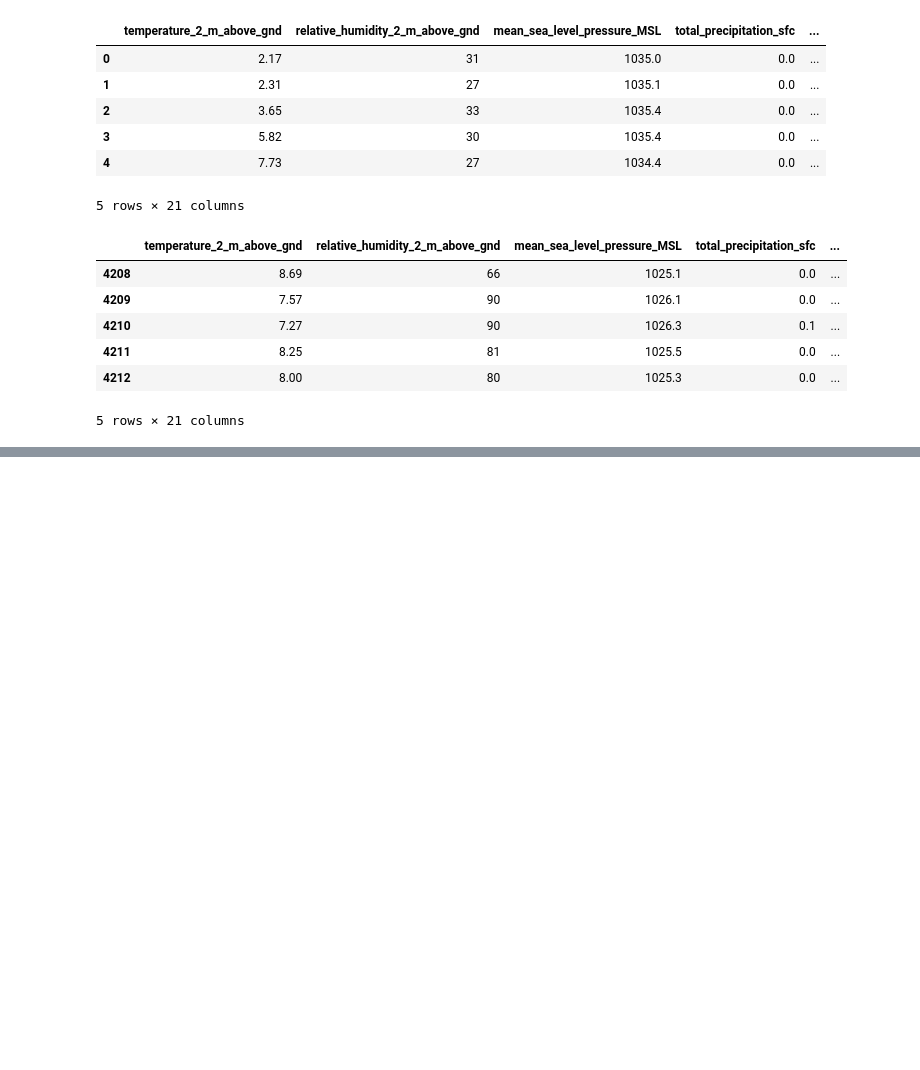
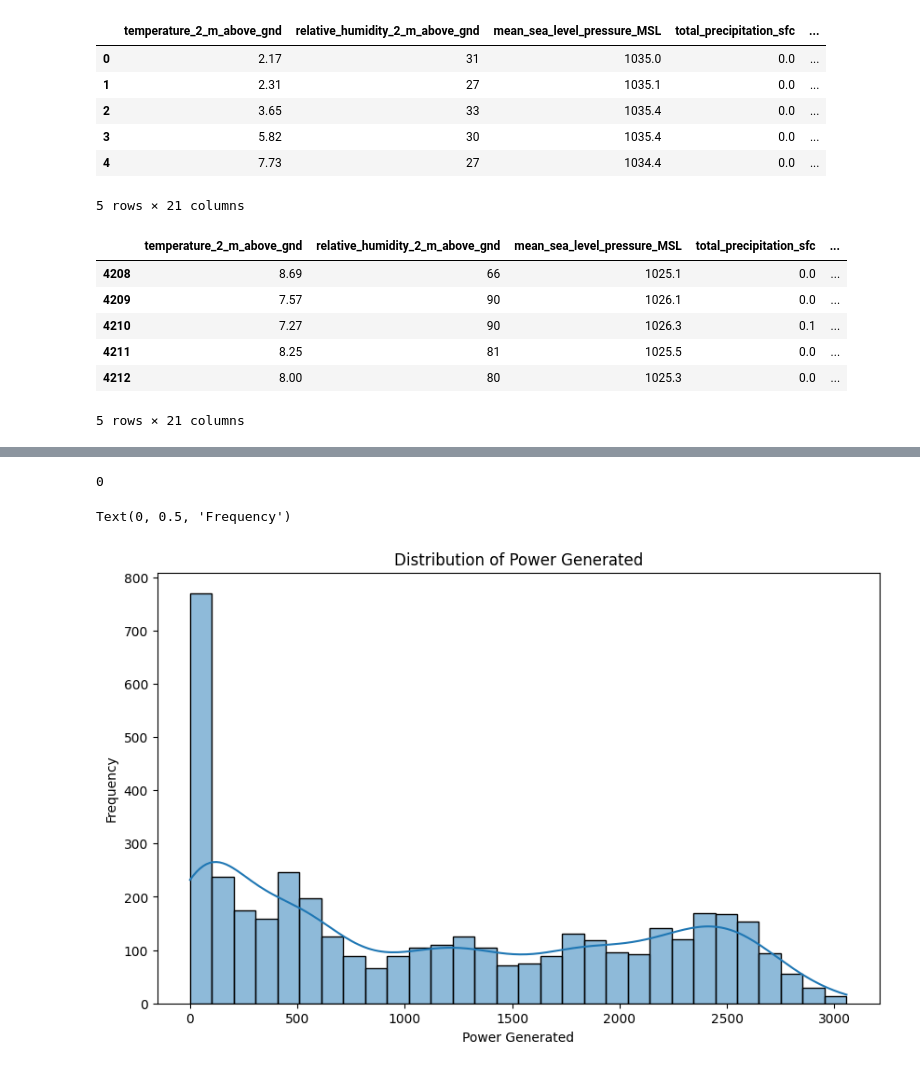
Before and after one commit to MayurChikane/SolarPowerOutput, a Jupyter notebook: SolarPowerPrediction.ipynb, the cells around one changed output, grey strips where cells are left out. Saved outputs shown, nothing was run; the diff lists cells and outputs as text; code cells hidden in the pictures; blank space fills up the shorter version.

```diff
--- a/SolarPowerPrediction.ipynb
+++ b/SolarPowerPrediction.ipynb
@@ -30,0 +90,17 @@ df.tail()
+# %%
+# check duplicate values
+df.duplicated().sum()
+# %% [output]
+0
+# %%
+import matplotlib.pyplot as plt
+
+# plot distribution of power
+plt.figure(figsize=(10,6))
+sns.histplot(df['generated_power_kw'],bins=30,kde=True)
+plt.title('Distribution of Power Generated')
+plt.xlabel('Power Generated')
+plt.ylabel('Frequency')
+# %% [output]
+Text(0, 0.5, 'Frequency')
+[figure, added]
```
Also changed, not shown: parts of 4 cells of this notebook.
